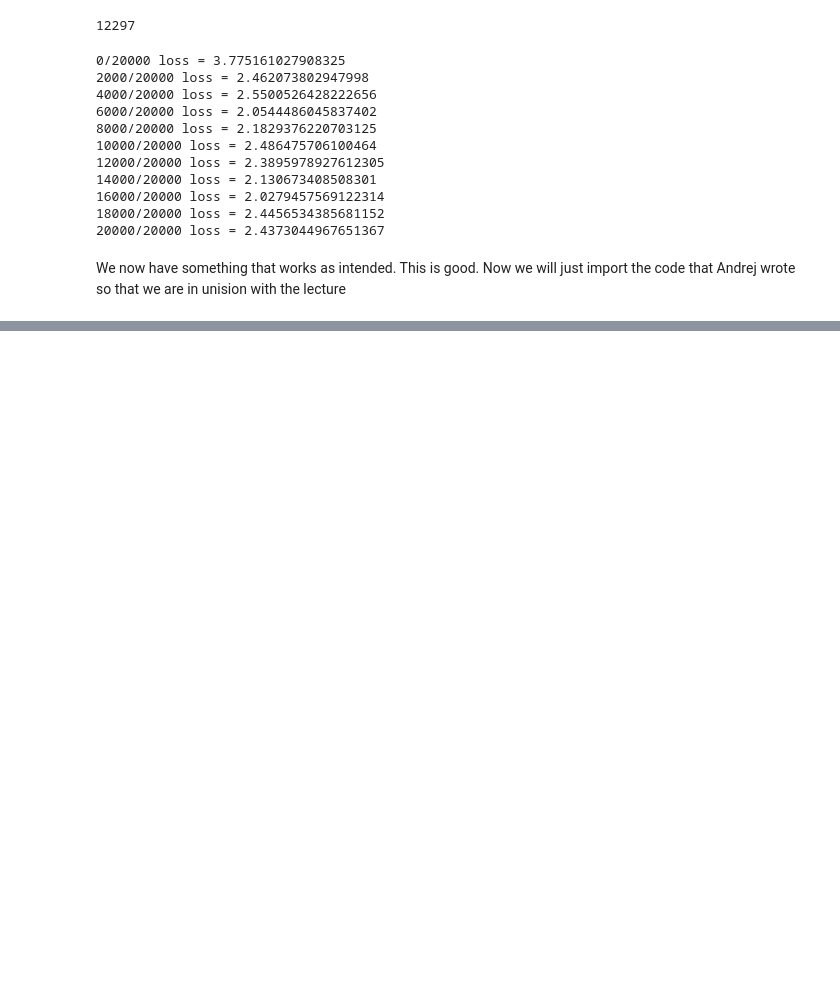
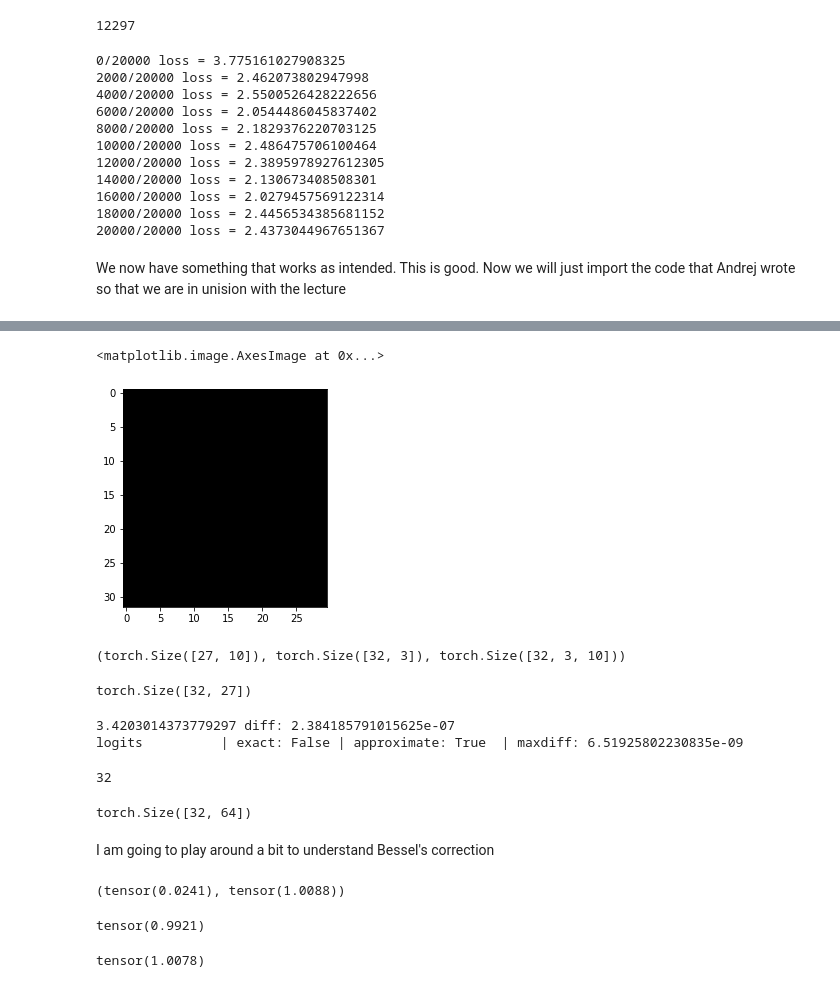
Before and after one commit to bharathr98/makemore, a Jupyter notebook: lecture-4.ipynb, the cells around one changed output, grey strips where cells are left out. Cells and saved outputs as stored; diff of their text form; code cells hidden in the pictures; blank space fills up the shorter version.

```diff
--- a/lecture-4.ipynb
+++ b/lecture-4.ipynb
@@ -211,0 +486,64 @@ We now have something that works as intended. This is good. Now we will just imp
+# %%
+plt.imshow((embcat.grad - dembcat)>1e-7, cmap = 'gray')
+# %% [output]
+<matplotlib.image.AxesImage at 0x...>
+[figure, added]
+# %%
+C.shape, Xb.shape, emb.shape
+# %% [output]
+(torch.Size([27, 10]), torch.Size([32, 3]), torch.Size([32, 3, 10]))
+# %%
+logits.shape
+# %% [output]
+torch.Size([32, 27])
+# %%
+# Exercise 2: backprop through cross_entropy but all in one go
+# to complete this challenge look at the mathematical expression of the loss,
+# take the derivative, simplify the expression, and just write it out
+
+# forward pass
+
+# before:
+# logit_maxes = logits.max(1, keepdim=True).values
+# norm_logits = logits - logit_maxes # subtract max for numerical stability
+# counts = norm_logits.exp()
+# counts_sum = counts.sum(1, keepdims=True)
+# counts_sum_inv = counts_sum**-1 # if I use (1.0 / counts_sum) instead then I can't get backprop to be bit exact...
+# probs = counts * counts_sum_inv
+# logprobs = probs.log()
+# loss = -logprobs[range(n), Yb].mean()
+
+# now:
+loss_fast = F.cross_entropy(logits, Yb)
+print(loss_fast.item(), 'diff:', (loss_fast - loss).item())
+
+# backward pass
+
+# -----------------
+# YOUR CODE HERE :)
+dlogits = None # TODO. my solution is 3 lines
+# -----------------
+
+dlogits = 1/n * F.softmax(logits, dim=1)
+dlogits[range(len(Yb)),Yb] -= 1/n
+
+cmp('logits', dlogits, logits) # I can only get approximate to be true, my maxdiff is 6e-9
+# %% [output]
+3.4203014373779297 diff: 2.384185791015625e-07
+logits          | exact: False | approximate: True  | maxdiff: 6.51925802230835e-09
+# %%
+len(Yb)
+# %% [output]
+32
+# %%
+hpreact.shape
+# %% [output]
+torch.Size([32, 64])
+# %% [markdown]
+I am going to play around a bit to understand Bessel's correction
+# %%
+num_samples = 10000
+samples = torch.randn((num_samples,))
+samples.mean(), samples.var()
+# %% [output]
+(tensor(0.0241), tensor(1.0088))
@@ -211,0 +558,8 @@ We now have something that works as intended. This is good. Now we will just imp
+# %%
+sum(biasedvars)/10000
+# %% [output]
+tensor(0.9921)
+# %%
+sum(unbiasedvars)/10000
+# %% [output]
+tensor(1.0078)
```
Also changed, not shown: parts of 15 cells of this notebook.
